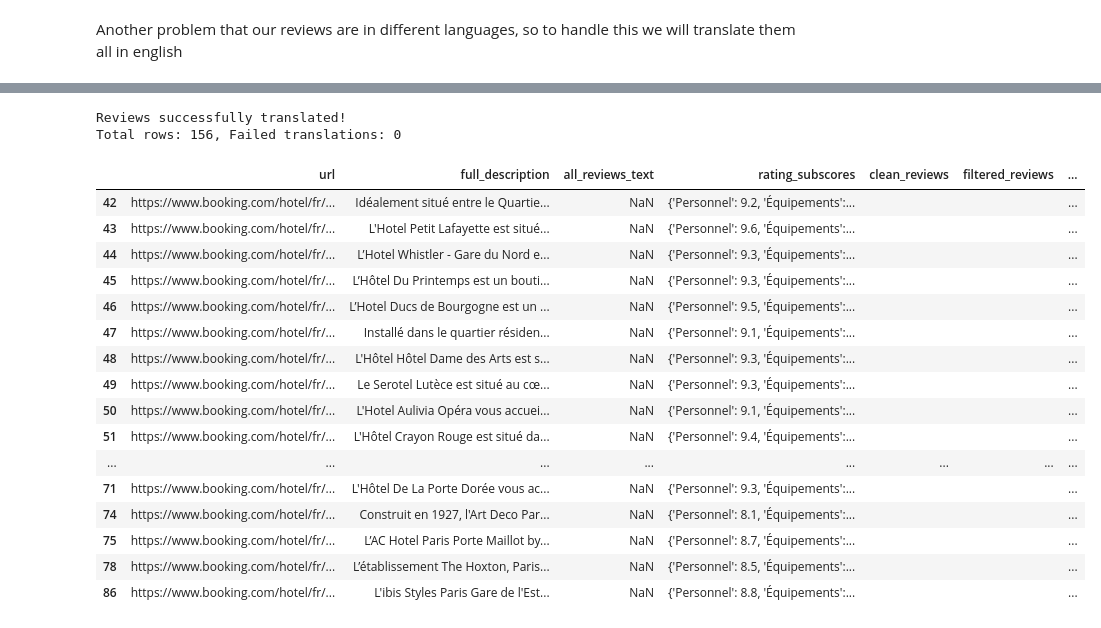
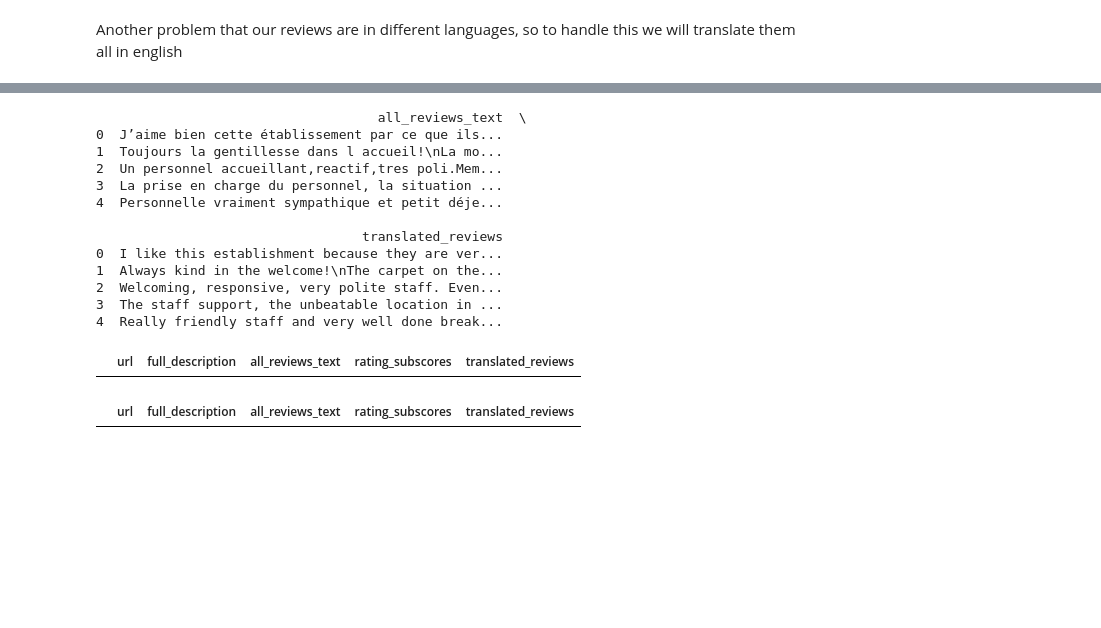
Before and after one commit to ahmedmaaloul/ecostay, a Jupyter notebook: main.ipynb, the cells around one changed output, grey strips where cells are left out. Drawn from its saved outputs; the diff is of its cells as text; code cells hidden in the pictures; blank space fills up the shorter version.

Commit message:
feat: the final dataset is now available

```diff
--- a/main.ipynb
+++ b/main.ipynb
@@ -106,3 +115,5 @@ df4 = pd.read_csv("hotel_details4.csv")
+# %%
+df4 = df4[~((df4['all_reviews_text'].str.strip() == "") | (df4['all_reviews_text'].isnull()))]
 # %%
 df4.head()
 # %% [output]
@@ -119,7 +150,7 @@ While scraping, we have seen some reviews that are like this :
 # %% [markdown]
 Let's handle this
 # %%
-df4['all_reviews_text'] = df3['all_reviews_text'].str.replace(
+df4['all_reviews_text'] = df4['all_reviews_text'].str.replace(
     r"Ce client n'a pas laissé de commentaire", "", regex=True
 )
 # %%
@@ -217,25 +188,0 @@ def translate_to_english(text):
-# %%
-# Step 1: Preprocess reviews
-df4['clean_reviews'] = df4['all_reviews_text'].apply(preprocess_text)
-
-# Step 2: Remove duplicate lines
-df4['filtered_reviews'] = df4['clean_reviews'].apply(remove_duplicates)
-
-# Step 3: Translate reviews to English
-df4['all_reviews_text_en'] = df4['filtered_reviews'].apply(translate_to_english)
-
-# Step 4: Identify rows that failed translation
-not_translated = df4[df4['all_reviews_text_en'] == "Not Translated"]
-
-# Save failed translations for manual review
-not_translated.to_csv('failed_translations4.csv', index=False)
-
-# Step 5: Save the final processed dataset
-df4.to_csv('translated_reviews4.csv', index=False)
-
-# Print results
-print("Reviews successfully translated!")
-print(f"Total rows: {len(df4)}, Failed translations: {len(not_translated)}")
-# %% [output]
-Reviews successfully translated!
-Total rows: 156, Failed translations: 0
@@ -242,23 +237,34 @@ Total rows: 156, Failed translations: 0
+# %%
+# Apply translation to the 'all_reviews_text' column and create a new column
+df4['translated_reviews'] = df4['all_reviews_text'].apply(translate_long_text)
+# %%
+# Display sample data
+print(df4[['all_reviews_text', 'translated_reviews']].head())
+# %% [output]
+                                    all_reviews_text  \
+0  J’aime bien cette établissement par ce que ils...
+1  Toujours la gentillesse dans l accueil!\nLa mo...
+2  Un personnel accueillant,reactif,tres poli.Mem...
+3  La prise en charge du personnel, la situation ...
+4  Personnelle vraiment sympathique et petit déje...
+
+                                  translated_reviews
+0  I like this establishment because they are ver...
+1  Always kind in the welcome!\nThe carpet on the...
+2  Welcoming, responsive, very polite staff. Even...
+3  The staff support, the unbeatable location in ...
+4  Really friendly staff and very well done break...
 # %%
 df4[
-    (df4['all_reviews_text_en'].str.strip() == "") |    # Empty strings
-    (df4['all_reviews_text_en'].isnull())               # NaN values
+    (df4['all_reviews_text'].str.strip() == "") |    # Empty strings
+    (df4['all_reviews_text'].isnull())               # NaN values
 ]
 # %% [output]
-|  | url | full_description | all_reviews_text | rating_subscores | clean_reviews | filtered_reviews | ... |
-| 42 | https://www.booking.com/hotel/fr/... | Idéalement situé entre le Quartie... | NaN | {'Personnel': 9.2, 'Équipements':... |  |  | ... |
-| 43 | https://www.booking.com/hotel/fr/... | L'Hotel Petit Lafayette est situé... | NaN | {'Personnel': 9.6, 'Équipements':... |  |  | ... |
-| 44 | https://www.booking.com/hotel/fr/... | L’Hotel Whistler - Gare du Nord e... | NaN | {'Personnel': 9.3, 'Équipements':... |  |  | ... |
-| 45 | https://www.booking.com/hotel/fr/... | L’Hôtel Du Printemps est un bouti... | NaN | {'Personnel': 9.3, 'Équipements':... |  |  | ... |
-| 46 | https://www.booking.com/hotel/fr/... | L’Hotel Ducs de Bourgogne est un ... | NaN | {'Personnel': 9.5, 'Équipements':... |  |  | ... |
-| 47 | https://www.booking.com/hotel/fr/... | Installé dans le quartier résiden... | NaN | {'Personnel': 9.1, 'Équipements':... |  |  | ... |
-| 48 | https://www.booking.com/hotel/fr/... | L'Hôtel Hôtel Dame des Arts est s... | NaN | {'Personnel': 9.3, 'Équipements':... |  |  | ... |
-| 49 | https://www.booking.com/hotel/fr/... | Le Serotel Lutèce est situé au cœ... | NaN | {'Personnel': 9.3, 'Équipements':... |  |  | ... |
-| 50 | https://www.booking.com/hotel/fr/... | L'Hotel Aulivia Opéra vous accuei... | NaN | {'Personnel': 9.1, 'Équipements':... |  |  | ... |
-| 51 | https://www.booking.com/hotel/fr/... | L'Hôtel Crayon Rouge est situé da... | NaN | {'Personnel': 9.4, 'Équipements':... |  |  | ... |
-| ... | ... | ... | ... | ... | ... | ... | ... |
-| 71 | https://www.booking.com/hotel/fr/... | L'Hôtel De La Porte Dorée vous ac... | NaN | {'Personnel': 9.3, 'Équipements':... |  |  | ... |
-| 74 | https://www.booking.com/hotel/fr/... | Construit en 1927, l'Art Deco Par... | NaN | {'Personnel': 8.1, 'Équipements':... |  |  | ... |
-| 75 | https://www.booking.com/hotel/fr/... | L’AC Hotel Paris Porte Maillot by... | NaN | {'Personnel': 8.7, 'Équipements':... |  |  | ... |
-| 78 | https://www.booking.com/hotel/fr/... | L’établissement The Hoxton, Paris... | NaN | {'Personnel': 8.5, 'Équipements':... |  |  | ... |
-| 86 | https://www.booking.com/hotel/fr/... | L'ibis Styles Paris Gare de l'Est... | NaN | {'Personnel': 8.8, 'Équipements':... |  |  | ... |
+|  | url | full_description | all_reviews_text | rating_subscores | translated_reviews |
+# %%
+df4[
+    (df4['translated_reviews'].str.strip() == "") |    # Empty strings
+    (df4['translated_reviews'].isnull())               # NaN values
+]
+# %% [output]
+|  | url | full_description | all_reviews_text | rating_subscores | translated_reviews |
```
Also changed, not shown: parts of 16 cells of this notebook, 10 other files.
